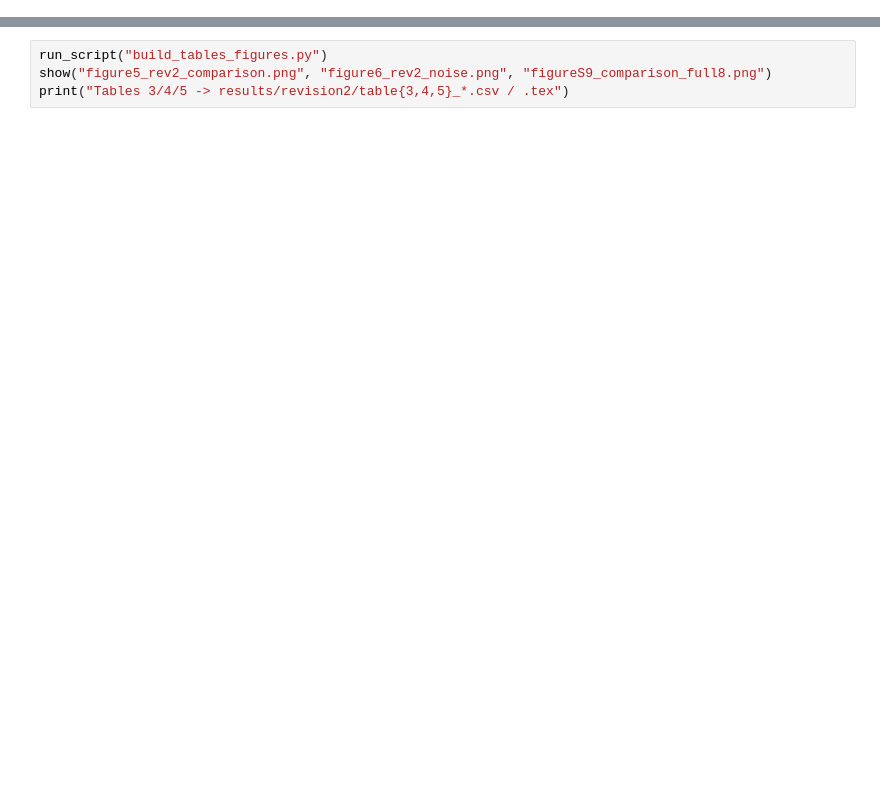
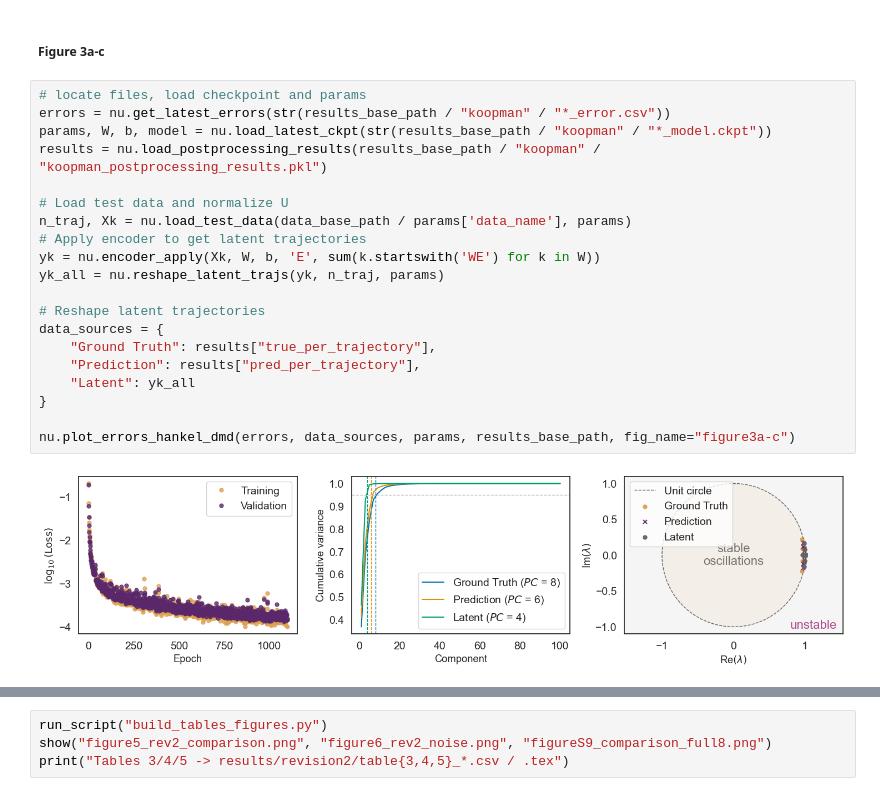
Before and after one commit to CellularSyntax/CARDIOKOOP, a Jupyter notebook: notebooks/generate_figures_and_tables_revised_rev2.ipynb, the cells around one changed output, grey strips where cells are left out. Cells and saved outputs as stored; diff of their text form; blank space fills up the shorter version.

Commit message:
Consolidated notebook: merge all original figures + rev2 script-runner section (generates everything)

```diff
--- a/notebooks/generate_figures_and_tables_revised_rev2.ipynb
+++ b/notebooks/generate_figures_and_tables_revised_rev2.ipynb
@@ -28,0 +127,24 @@ remain in `generate_figures_and_tables_revised.ipynb` (see the last section).
+# %% [markdown]
+##### Figure 3a-c
+# %%
+# locate files, load checkpoint and params
+errors = nu.get_latest_errors(str(results_base_path / "koopman" / "*_error.csv"))
+params, W, b, model = nu.load_latest_ckpt(str(results_base_path / "koopman" / "*_model.ckpt"))
+results = nu.load_postprocessing_results(results_base_path / "koopman" / "koopman_postprocessing_results.pkl")
+
+# Load test data and normalize U
+n_traj, Xk = nu.load_test_data(data_base_path / params['data_name'], params)
+# Apply encoder to get latent trajectories
+yk = nu.encoder_apply(Xk, W, b, 'E', sum(k.startswith('WE') for k in W))
+yk_all = nu.reshape_latent_trajs(yk, n_traj, params)
+
+# Reshape latent trajectories
+data_sources = {
+    "Ground Truth": results["true_per_trajectory"],
+    "Prediction": results["pred_per_trajectory"],
+    "Latent": yk_all
+}
+
+nu.plot_errors_hankel_dmd(errors, data_sources, params, results_base_path, fig_name="figure3a-c")
+# %% [output]
+[figure, added]
```
Also changed, not shown: parts of 56 cells of this notebook, 7 other files.
